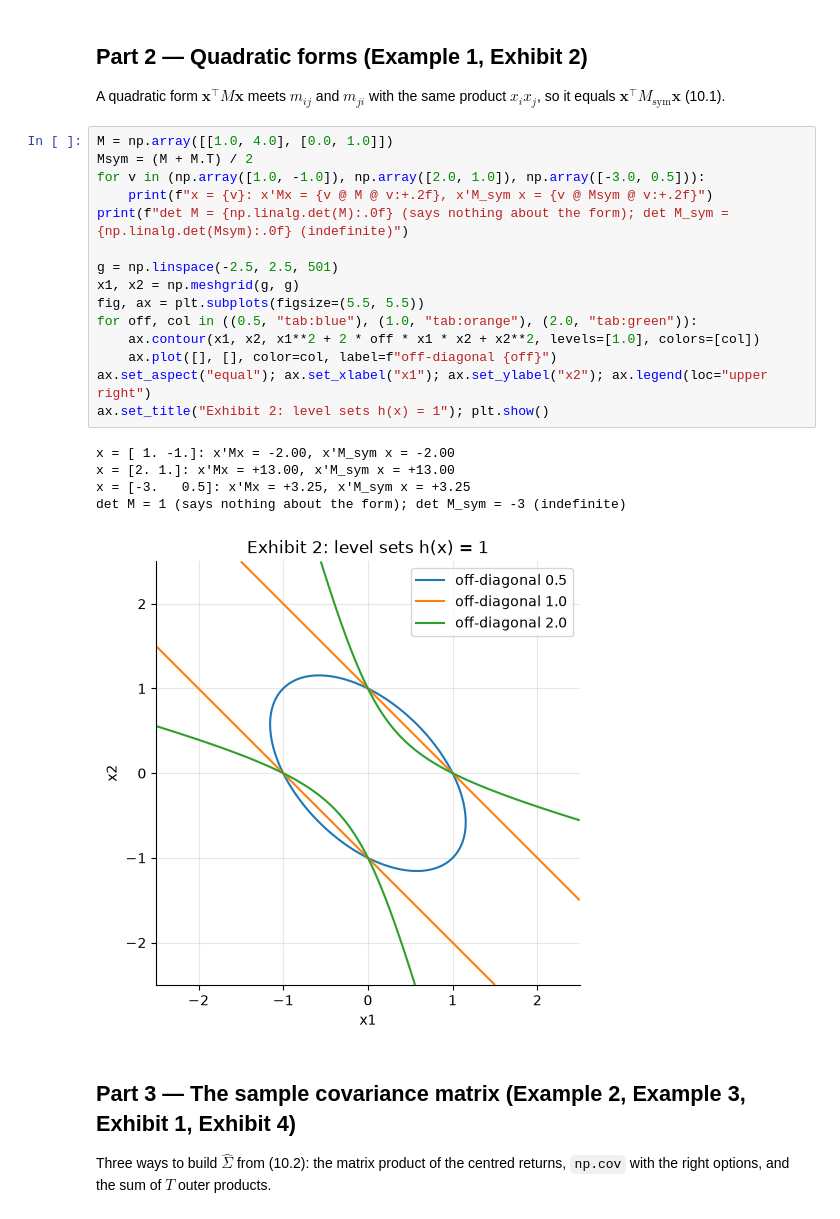
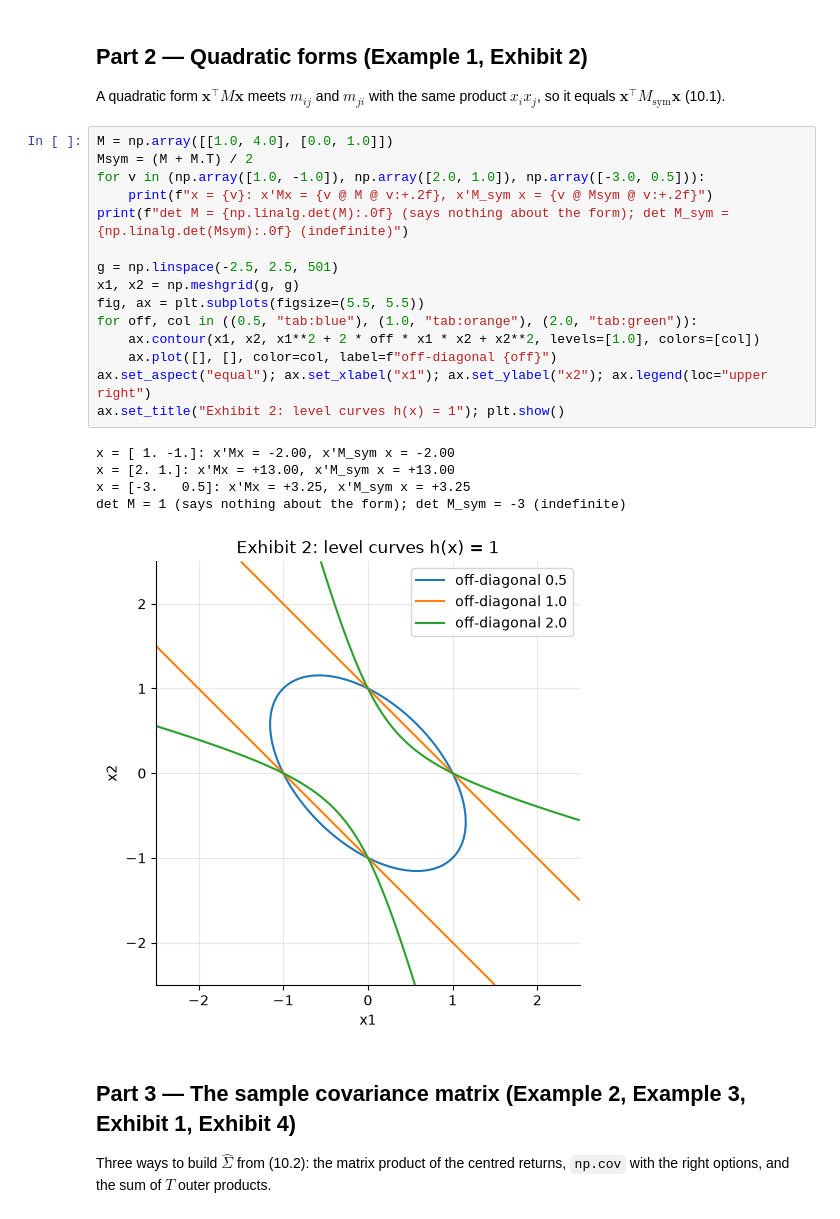
Before and after one commit to Benjamin-Teng/Quant-math-for-beginner, a Jupyter notebook: labs/LM10_lab/LM10_lab.ipynb, the cells around one changed output. Cells and saved outputs as stored; diff of their text form.

```diff
--- a/labs/LM10_lab/LM10_lab.ipynb
+++ b/labs/LM10_lab/LM10_lab.ipynb
@@ -117,24 +117,24 @@ A quadratic form $\mathbf x^{\top}M\mathbf x$ meets $m_{ij}$ and $m_{ji}$ with t
 # %%
 M = np.array([[1.0, 4.0], [0.0, 1.0]])
 Msym = (M + M.T) / 2
 for v in (np.array([1.0, -1.0]), np.array([2.0, 1.0]), np.array([-3.0, 0.5])):
     print(f"x = {v}: x'Mx = {v @ M @ v:+.2f}, x'M_sym x = {v @ Msym @ v:+.2f}")
 print(f"det M = {np.linalg.det(M):.0f} (says nothing about the form); det M_sym = {np.linalg.det(Msym):.0f} (indefinite)")
 
 g = np.linspace(-2.5, 2.5, 501)
 x1, x2 = np.meshgrid(g, g)
 fig, ax = plt.subplots(figsize=(5.5, 5.5))
 for off, col in ((0.5, "tab:blue"), (1.0, "tab:orange"), (2.0, "tab:green")):
     ax.contour(x1, x2, x1**2 + 2 * off * x1 * x2 + x2**2, levels=[1.0], colors=[col])
     ax.plot([], [], color=col, label=f"off-diagonal {off}")
 ax.set_aspect("equal"); ax.set_xlabel("x1"); ax.set_ylabel("x2"); ax.legend(loc="upper right")
-ax.set_title("Exhibit 2: level sets h(x) = 1"); plt.show()
+ax.set_title("Exhibit 2: level curves h(x) = 1"); plt.show()
 # %% [output]
 x = [ 1. -1.]: x'Mx = -2.00, x'M_sym x = -2.00
 x = [2. 1.]: x'Mx = +13.00, x'M_sym x = +13.00
 x = [-3.   0.5]: x'Mx = +3.25, x'M_sym x = +3.25
 det M = 1 (says nothing about the form); det M_sym = -3 (indefinite)
-[figure, old version]
+[figure, new version]
 # %% [markdown]
 ## Part 3 — The sample covariance matrix (Example 2, Example 3, Exhibit 1, Exhibit 4)
 
```
Also changed, not shown: parts of 9 cells of this notebook, 10 other files.
